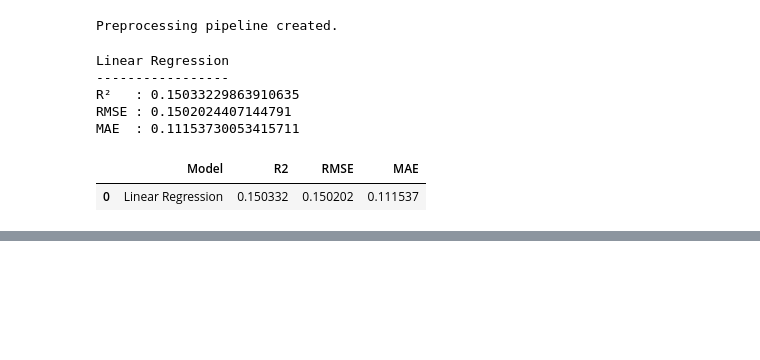
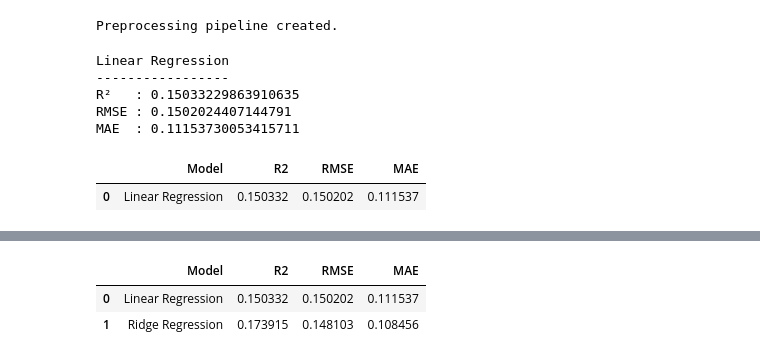
Before and after one commit to ManashaYoges/Team13_ML, a Jupyter notebook: notebooks/regression.ipynb, the cells around one changed output, grey strips where cells are left out. Cells and saved outputs as stored; diff of their text form; code cells hidden in the pictures; blank space fills up the shorter version.

Commit message:
Add Ridge Regression with alpha tuning

```diff
--- a/notebooks/regression.ipynb
+++ b/notebooks/regression.ipynb
@@ -380,3 +380,39 @@ display(pd.DataFrame(results))
 # %% [output]
 |  | Model | R2 | RMSE | MAE |
 | 0 | Linear Regression | 0.150332 | 0.150202 | 0.111537 |
+# %%
+ridge_pipeline = Pipeline(
+    steps=[
+        ("preprocessor", preprocessor),
+        ("model", Ridge())
+    ]
+)
+
+ridge_params = {
+    "model__alpha": [0.01, 0.1, 1, 10, 100]
+}
+
+ridge_grid = GridSearchCV(
+    ridge_pipeline,
+    ridge_params,
+    cv=5,
+    scoring="r2",
+    n_jobs=-1
+)
+
+ridge_grid.fit(X_train, y_train)
+
+ridge_pred = ridge_grid.predict(X_test)
+
+ridge_r2 = r2_score(y_test, ridge_pred)
+ridge_rmse = np.sqrt(mean_squared_error(y_test, ridge_pred))
+ridge_mae = mean_absolute_error(y_test, ridge_pred)
+
+print("Best Ridge parameters:")
+print(ridge_grid.best_params_)
+
+print("\nRidge Regression")
+print("----------------")
+print("R²   :", ridge_r2)
+print("RMSE :", ridge_rmse)
+print("MAE  :", ridge_mae)
@@ -382,0 +428,13 @@ display(pd.DataFrame(results))
+# %%
+results.append({
+    "Model": "Ridge Regression",
+    "R2": ridge_r2,
+    "RMSE": ridge_rmse,
+    "MAE": ridge_mae
+})
+
+display(pd.DataFrame(results))
+# %% [output]
+|  | Model | R2 | RMSE | MAE |
+| 0 | Linear Regression | 0.150332 | 0.150202 | 0.111537 |
+| 1 | Ridge Regression | 0.173915 | 0.148103 | 0.108456 |
```
Also changed, not shown: parts of 2 cells of this notebook.
